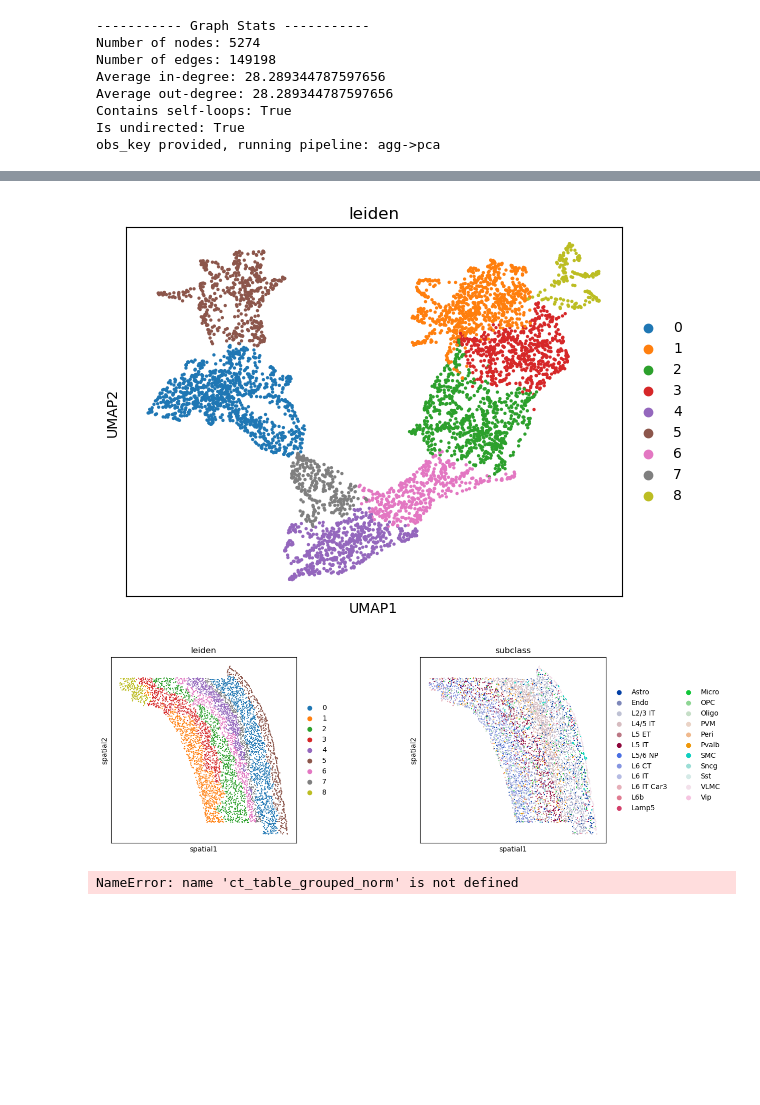
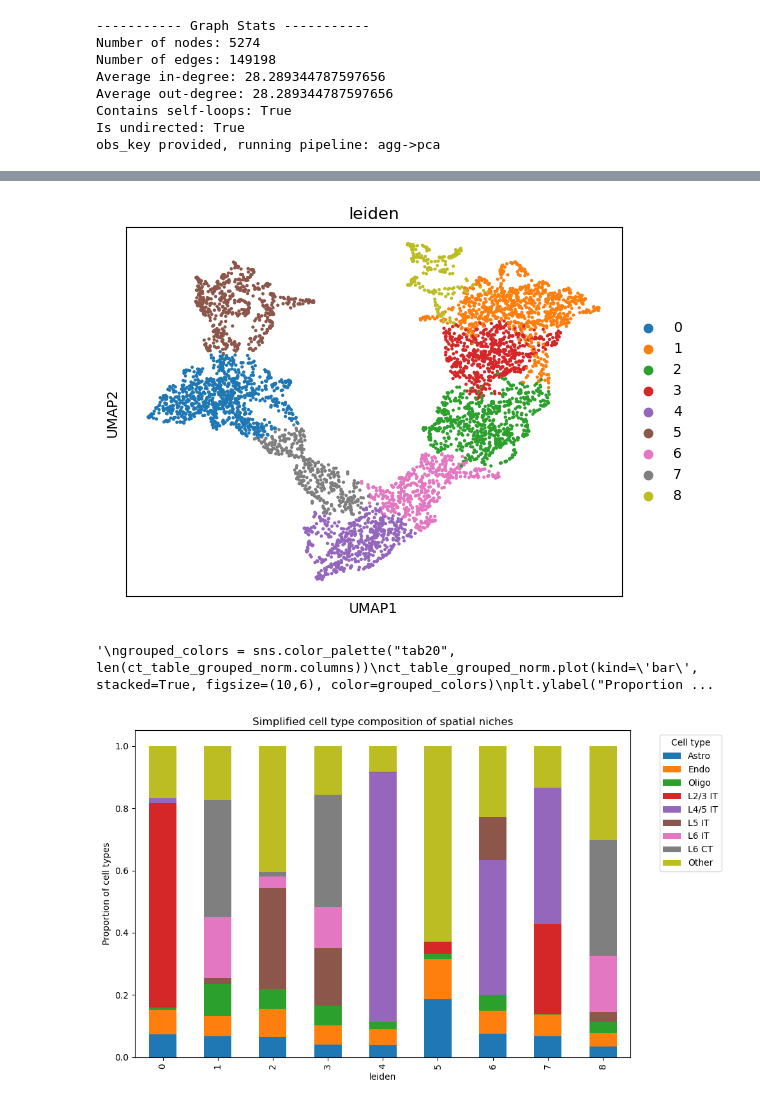
Before and after one commit to l-reich/spatial-chromatin-variability, a Jupyter notebook: src/niche_analysis.ipynb, the cells around one changed output, grey strips where cells are left out. Cells and saved outputs as stored; diff of their text form; code cells hidden in the pictures; blank space fills up the shorter version.

Commit message:
refine niches, clean up corr analysis

```diff
--- a/src/niche_analysis.ipynb
+++ b/src/niche_analysis.ipynb
@@ -63,34 +77,8 @@ ad_sp_sparse.write_h5ad((get_h5ad_path("../h5ad_files/niche_pca_annotated_sp.h5a
 # UMAP visualization of the nichePCA embedding
 sc.tl.umap(ad_sp_sparse)
 sc.pl.umap(ad_sp_sparse, color="leiden")
-
-# Compare with existing annotations
-sc.pl.spatial(ad_sp_sparse, color=["leiden", "subclass"], spot_size=20)
 # %% [output]
-[figure, old version]
+[figure, new version]
-[figure, removed]
 # %%
 ct_table = pd.crosstab(ad_sp_sparse.obs['leiden'], ad_sp_sparse.obs['subclass'])
 ct_table_norm = ct_table.div(ct_table.sum(axis=1), axis=0)  # Normalize by cluster size
-# %%
-ordered_celltypes = [
-    'Astro', 'Endo', 'Oligo',     # Glia
-    'L2/3 IT', 'L4/5 IT', 'L5 IT', 'L6 IT', 'L6 CT',  # Neurons
-    'Other'                       # Misc
-]
-
-# Reorder columns
-ct_table_grouped_norm = ct_table_grouped_norm[ordered_celltypes]
-
-# Reorder colors to match
-colors = [custom_palette[ct] for ct in ordered_celltypes]
-
-ct_table_grouped_norm.plot(kind='bar', stacked=True, figsize=(10,6), color=colors)
-
-plt.ylabel("Proportion of cell types")
-plt.title("Simplified cell type composition of spatial niches")
-plt.legend(bbox_to_anchor=(1.05, 1), loc='upper left', title="Cell type")
-plt.tight_layout()
-plt.show()
-# %% [output]
-NameError: name 'ct_table_grouped_norm' is not defined
@@ -109,6 +99,8 @@ ct_table_grouped = pd.crosstab(ad_sp_sparse.obs['leiden'], ad_sp_sparse.obs['sub
 ct_table_grouped_norm = ct_table_grouped.div(ct_table_grouped.sum(axis=1), axis=0)
 
 # Plot
+
+'''
 grouped_colors = sns.color_palette("tab20", len(ct_table_grouped_norm.columns))
 ct_table_grouped_norm.plot(kind='bar', stacked=True, figsize=(10,6), color=grouped_colors)
 plt.ylabel("Proportion of cell types")
@@ -116,3 +108,28 @@ plt.title("Simplified cell type composition of spatial niches")
 plt.legend(bbox_to_anchor=(1.05, 1), loc='upper left')
 plt.tight_layout()
 plt.show()
+'''
+# %% [output]
+'\ngrouped_colors = sns.color_palette("tab20", len(ct_table_grouped_norm.columns))\nct_table_grouped_norm.plot(kind=\'bar\', stacked=True, figsize=(10,6), color=grouped_colors)\nplt.ylabel("Proportion ...
+# %%
+ordered_celltypes = [
+    'Astro', 'Endo', 'Oligo',     # Glia
+    'L2/3 IT', 'L4/5 IT', 'L5 IT', 'L6 IT', 'L6 CT',  # Neurons
+    'Other'                       # Misc
+]
+
+# Reorder columns
+ct_table_grouped_norm = ct_table_grouped_norm[ordered_celltypes]
+
+# Reorder colors to match
+#colors = [custom_palette[ct] for ct in ordered_celltypes]
+
+ct_table_grouped_norm.plot(kind='bar', stacked=True, figsize=(10,6))
+
+plt.ylabel("Proportion of cell types")
+plt.title("Simplified cell type composition of spatial niches")
+plt.legend(bbox_to_anchor=(1.05, 1), loc='upper left', title="Cell type")
+plt.tight_layout()
+plt.show()
+# %% [output]
+[figure, added]
```
Also changed, not shown: parts of 8 cells of this notebook.
